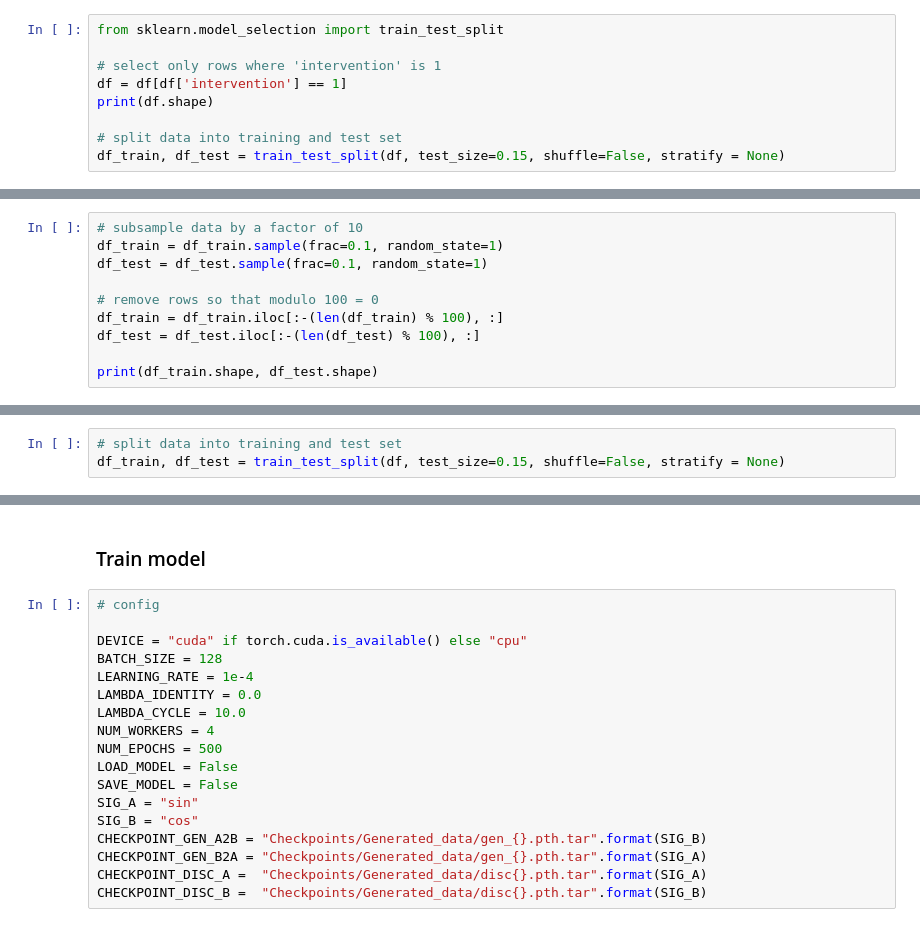
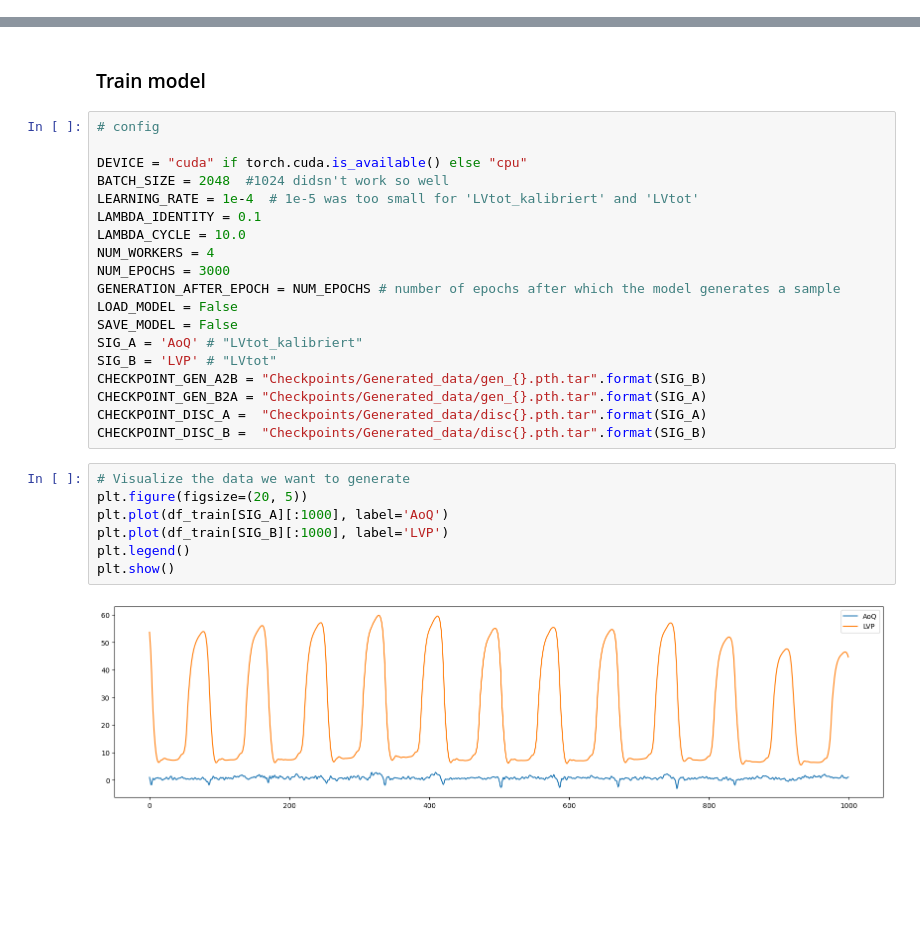
Before and after one commit to Johann4DL/Cycle-Consistent-Prediction-of-Cardiovascular-Signal-Data, a Jupyter notebook: Cycle_GAN.ipynb, the cells around one changed output, grey strips where cells are left out. Drawn from its saved outputs; the diff is of its cells as text; blank space fills up the shorter version.

```diff
--- a/Cycle_GAN.ipynb
+++ b/Cycle_GAN.ipynb
@@ -183,9 +308,0 @@ print(df.shape)
-# %%
-from sklearn.model_selection import train_test_split
-
-# select only rows where 'intervention' is 1
-df = df[df['intervention'] == 1]
-print(df.shape)
-
-# split data into training and test set
-df_train, df_test = train_test_split(df, test_size=0.15, shuffle=False, stratify = None)
@@ -205,10 +308,0 @@ df_train.head()
-# %%
-# subsample data by a factor of 10
-df_train = df_train.sample(frac=0.1, random_state=1)
-df_test = df_test.sample(frac=0.1, random_state=1)
-
-# remove rows so that modulo 100 = 0
-df_train = df_train.iloc[:-(len(df_train) % 100), :]
-df_test = df_test.iloc[:-(len(df_test) % 100), :]
-
-print(df_train.shape, df_test.shape)
@@ -247,3 +308,0 @@ print(df.head())
-# %%
-# split data into training and test set
-df_train, df_test = train_test_split(df, test_size=0.15, shuffle=False, stratify = None)
@@ -299,18 +354,28 @@ class SignalDataset(Dataset):
 # config
 
 DEVICE = "cuda" if torch.cuda.is_available() else "cpu"
-BATCH_SIZE = 128
-LEARNING_RATE = 1e-4
-LAMBDA_IDENTITY = 0.0
+BATCH_SIZE = 2048  #1024 didsn't work so well
+LEARNING_RATE = 1e-4  # 1e-5 was too small for 'LVtot_kalibriert' and 'LVtot'
+LAMBDA_IDENTITY = 0.1
 LAMBDA_CYCLE = 10.0
 NUM_WORKERS = 4
-NUM_EPOCHS = 500
+NUM_EPOCHS = 3000
+GENERATION_AFTER_EPOCH = NUM_EPOCHS # number of epochs after which the model generates a sample
 LOAD_MODEL = False
 SAVE_MODEL = False
-SIG_A = "sin"
-SIG_B = "cos"
+SIG_A = 'AoQ' # "LVtot_kalibriert"
+SIG_B = 'LVP' # "LVtot"
 CHECKPOINT_GEN_A2B = "Checkpoints/Generated_data/gen_{}.pth.tar".format(SIG_B)
 CHECKPOINT_GEN_B2A = "Checkpoints/Generated_data/gen_{}.pth.tar".format(SIG_A)
 CHECKPOINT_DISC_A =  "Checkpoints/Generated_data/disc{}.pth.tar".format(SIG_A)
 CHECKPOINT_DISC_B =  "Checkpoints/Generated_data/disc{}.pth.tar".format(SIG_B)
+# %%
+# Visualize the data we want to generate
+plt.figure(figsize=(20, 5))
+plt.plot(df_train[SIG_A][:1000], label='AoQ')
+plt.plot(df_train[SIG_B][:1000], label='LVP')
+plt.legend()
+plt.show()
+# %% [output]
+[figure, added]
 # %%
```
Also changed, not shown: parts of 37 cells of this notebook, 12 other files.
